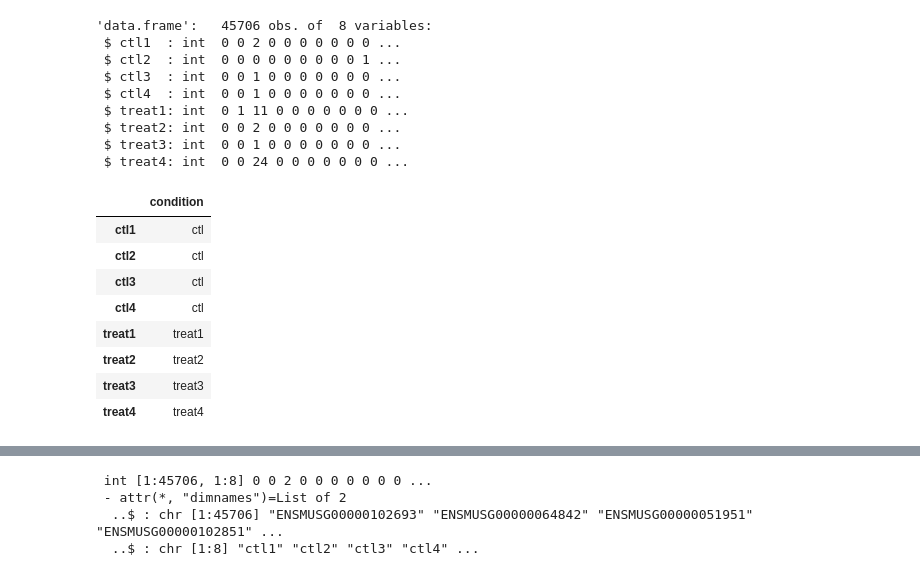
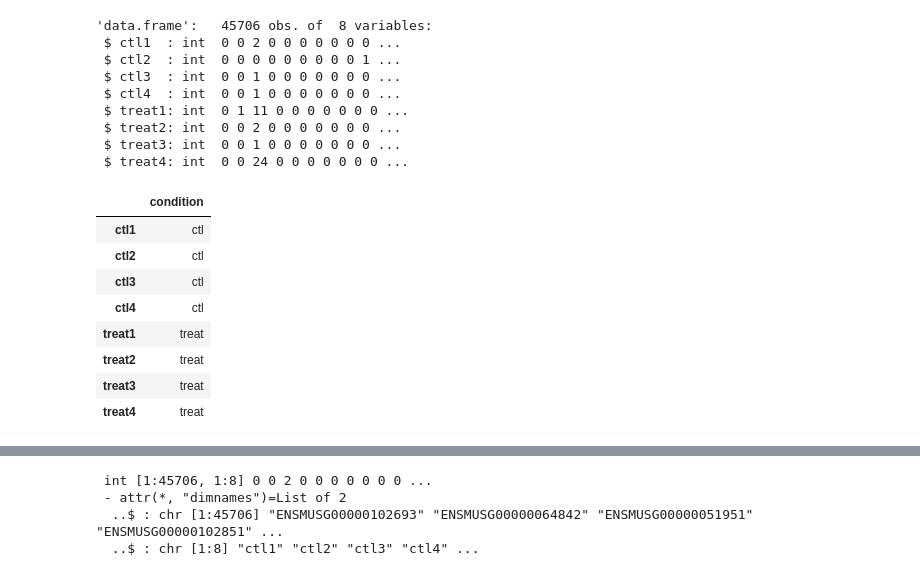
Before and after one commit to Sophia-art/EukaryoticTranscriptomics, a Jupyter notebook: PCA.ipynb, the cells around one changed output, grey strips where cells are left out. Drawn from its saved outputs; the diff is of its cells as text; code cells hidden in the pictures.

```diff
--- a/PCA.ipynb
+++ b/PCA.ipynb
@@ -65,18 +105,18 @@ str(readcounts)
  $ treat4: int  0 0 24 0 0 0 0 0 0 0 ...
 # %%
  # make a data.frame with meta-data where row.names should match the individual sample names
- sample_info <- data.frame(condition = gsub ( "ctl[1-4]+" , "ctl" , names(readcounts)), row.names = names(readcounts))
+ sample_info <- data.frame(condition = gsub ( "[1-4]+" , "" , names(readcounts)), row.names = names(readcounts))
  sample_info
 # %% [output]
 |  | condition |
 | ctl1 | ctl |
 | ctl2 | ctl |
 | ctl3 | ctl |
 | ctl4 | ctl |
-| treat1 | treat1 |
-| treat2 | treat2 |
-| treat3 | treat3 |
-| treat4 | treat4 |
+| treat1 | treat |
+| treat2 | treat |
+| treat3 | treat |
+| treat4 | treat |
 # %%
  # generate the DESeqDataSet
 DESeq.ds <- DESeqDataSetFromMatrix(countData = readcounts, colData = sample_info, design = ~condition )
```
Also changed, not shown: parts of 16 cells of this notebook.
